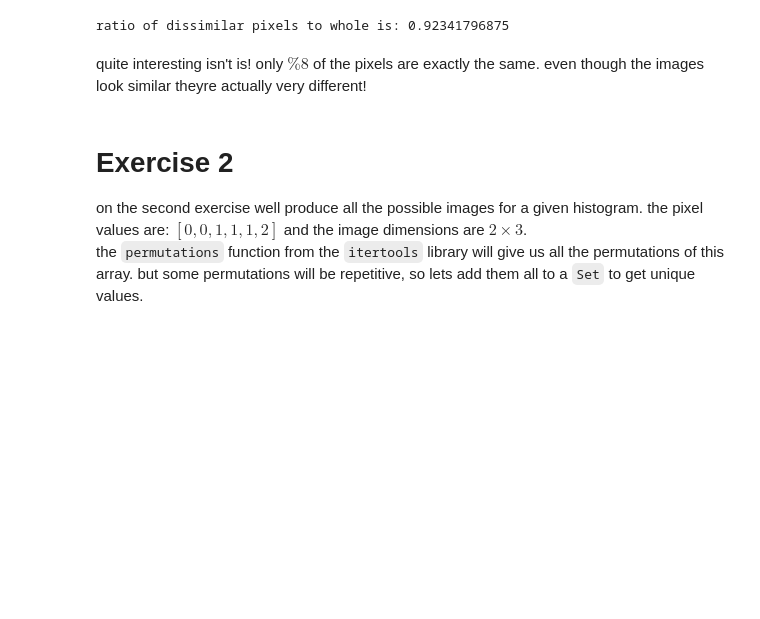
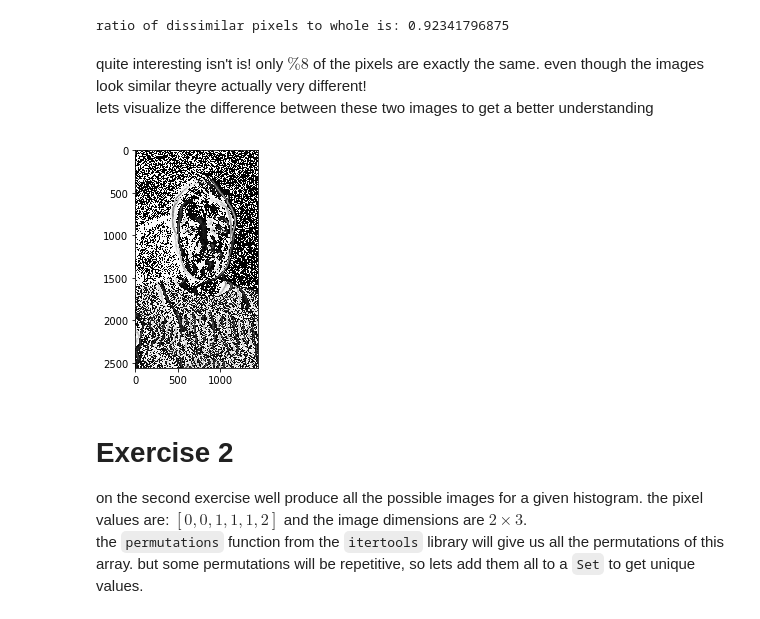
Before and after one commit to Mohammadhp/ComputerVisionExercises, a Jupyter notebook: Exercise1/Exercise1.ipynb, the cells around one changed output. Drawn from its saved outputs; the diff is of its cells as text; code cells hidden in the pictures; blank space fills up the shorter version.

```diff
--- a/Exercise1/Exercise1.ipynb
+++ b/Exercise1/Exercise1.ipynb
@@ -44,7 +44,13 @@ print("ratio of dissimilar pixels to whole is: " + str(dissimilar_pixels / (heig
 # %% [output]
 ratio of dissimilar pixels to whole is: 0.92341796875
 # %% [markdown]
-quite interesting isn't is! only $\%8$ of the pixels are exactly the same. even though the images look similar theyre actually very different!
+quite interesting isn't is! only $\%8$ of the pixels are exactly the same. even though the images look similar theyre actually very different! <br> lets visualize the difference between these two images to get a better understanding
+# %%
+diff_image = np.subtract(img1, img2)
+plt.imshow(diff_image, cmap = 'gray')
+plt.show()
+# %% [output]
+[figure, added]
 # %% [markdown]
 # Exercise 2
 on the second exercise well produce all the possible images for a given histogram.
```
Also changed, not shown: parts of 21 cells of this notebook, 1 other file.
